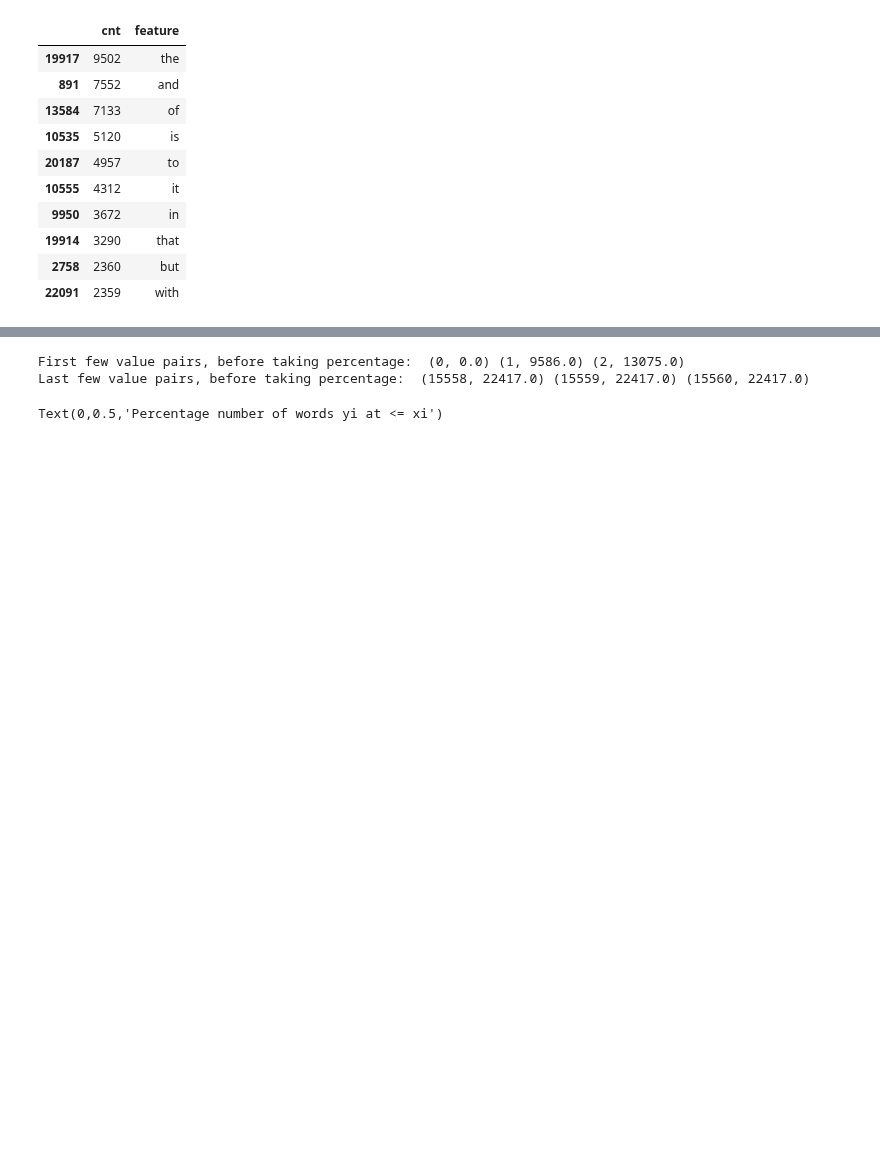
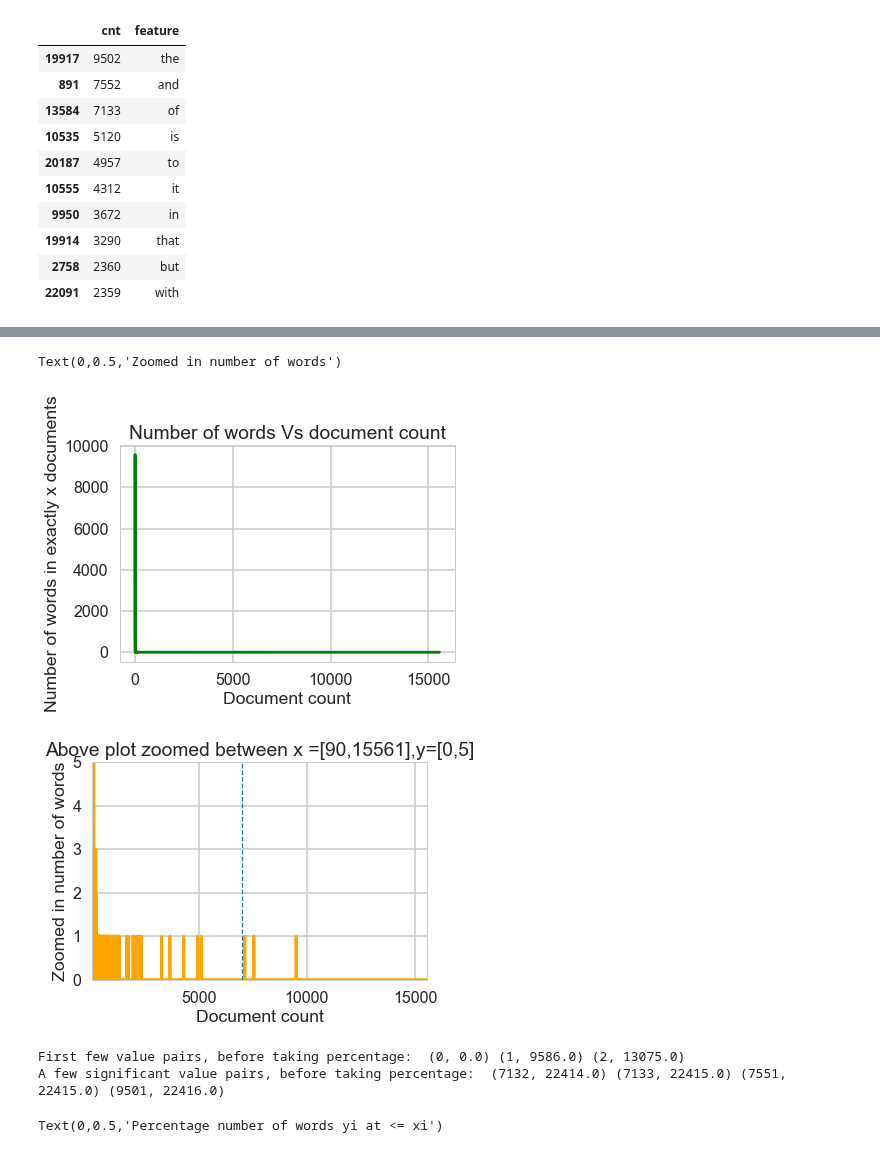
Before and after one commit to aparnack/data_science, a Jupyter notebook: exercises/naive_bayes/Mini_Project_Naive_Bayes.ipynb, the cells around one changed output, grey strips where cells are left out. Drawn from its saved outputs; the diff is of its cells as text; code cells hidden in the pictures; blank space fills up the shorter version.

```diff
--- a/exercises/naive_bayes/Mini_Project_Naive_Bayes.ipynb
+++ b/exercises/naive_bayes/Mini_Project_Naive_Bayes.ipynb
@@ -413,11 +467,36 @@ num_words_new[xi] = val
+# %%
+val = pd.Series(cnt)
+xi = np.array(val.index)
+num_words_less_than_x = list(val)
+xi_new = range(0,X1.shape[0])
+num_words_new = np.zeros(X1.shape[0])
+num_words_new[xi] = val
+plt.plot(xi_new,num_words_new,'green')
+plt.title('Number of words Vs document count')
+plt.xlabel('Document count')
+plt.ylabel('Number of words in exactly x documents')
+# We are interested in lower part more
+plt.figure()
+plt.step(xi_new,num_words_new,'orange')
+plt.title('Above plot zoomed between x =[90,15561],y=[0,5]')
+plt.ylim([0,5])
+plt.xlim([90,15561])
+plt.axvline(x=7000,linestyle='--',linewidth=1.25)
+plt.xlabel('Document count')
+plt.ylabel('Zoomed in number of words')
+# %% [output]
+Text(0,0.5,'Zoomed in number of words')
+[figure, added]
+[figure, added]
 # %%
+# The exercise asks for CDF plot with percentage numbers on y axis. Hence calculating CDF:
 yi = np.cumsum(num_words_new)
 print("First few value pairs, before taking percentage: ",(xi_new[0],yi[0]),(xi_new[1],yi[1]),(xi_new[2],yi[2]))
-print("Last few value pairs, before taking percentage: ",(xi_new[-3],yi[-3]),(xi_new[-2],yi[-2]),(xi_new[-1],yi[-1]))
+print("A few significant value pairs, before taking percentage: ",(xi_new[7132],yi[xi_new[7132]]),(xi_new[7133],yi[xi_new[7133]]),(xi_new[7551],yi[xi_new[7551]]),(xi_new[9501],yi[xi_new[9501]]))
 yi = yi*100/float(yi.max())
 # %% [output]
 First few value pairs, before taking percentage:  (0, 0.0) (1, 9586.0) (2, 13075.0)
-Last few value pairs, before taking percentage:  (15558, 22417.0) (15559, 22417.0) (15560, 22417.0)
+A few significant value pairs, before taking percentage:  (7132, 22414.0) (7133, 22415.0) (7551, 22415.0) (9501, 22416.0)
 # %%
 plt.plot(xi_new,yi,'red')
 plt.title('Plot showing the cdf of appearance of words')
```
Also changed, not shown: parts of 42 cells of this notebook.
